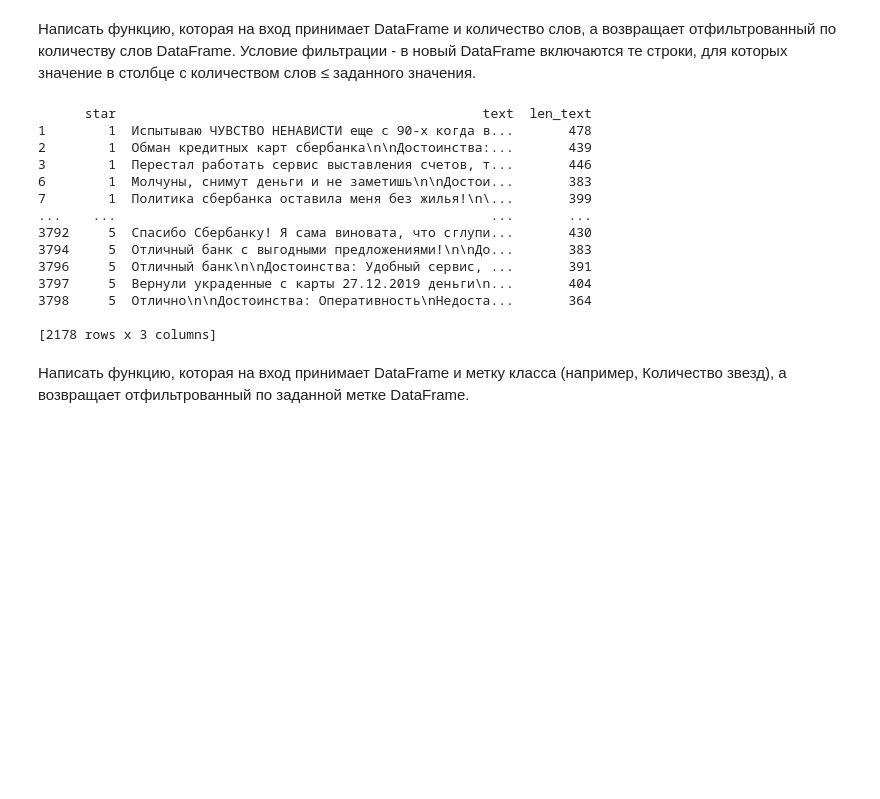
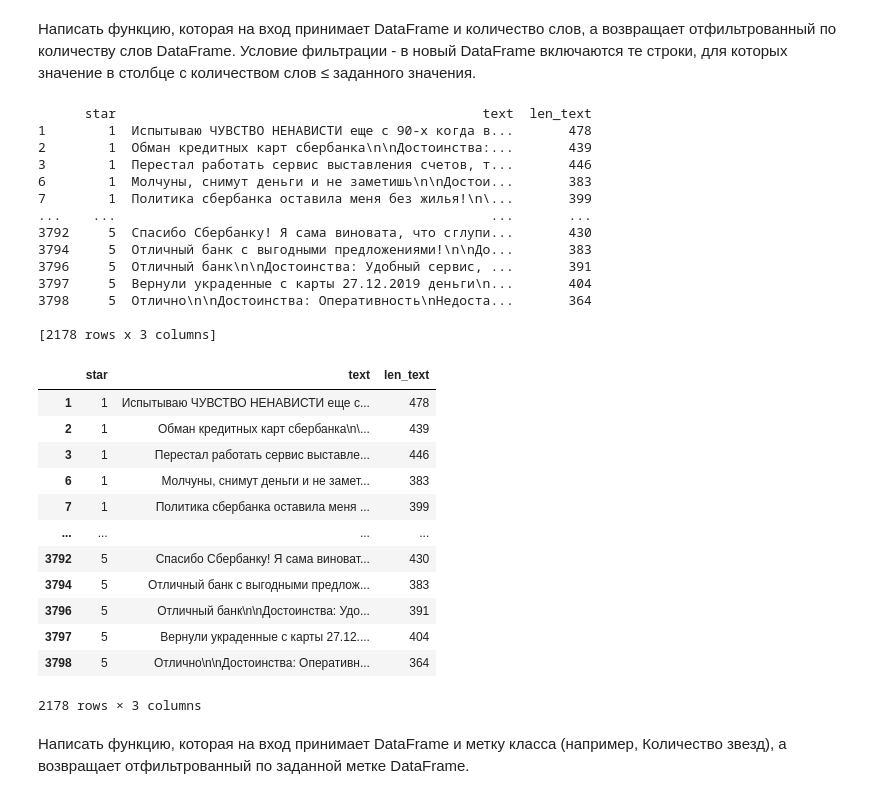
Before and after one commit to kingtuler1454/Pandas_library, a Jupyter notebook: test.ipynb, the cells around one changed output. Drawn from its saved outputs; the diff is of its cells as text; code cells hidden in the pictures; blank space fills up the shorter version.

```diff
--- a/test.ipynb
+++ b/test.ipynb
@@ -97,26 +97,39 @@ max       5.000000   844.000000
 # %%
 def sorted_table(df: pd.DataFrame,count_words: int)->None:
     """sorted_tabel on width words"""
     df=df[df['len_text'] > count_words][['star', 'text','len_text']]
     print(df)
     return df
 
-df=sorted_table(df,350)
+sorted_table(df,350)
 # %% [output]
       star                                               text  len_text
 1        1  Испытываю ЧУВСТВО НЕНАВИСТИ еще с 90-х когда в...       478
 2        1  Обман кредитных карт сбербанка\n\nДостоинства:...       439
 3        1  Перестал работать сервис выставления счетов, т...       446
 6        1  Молчуны, снимут деньги и не заметишь\n\nДостои...       383
 7        1  Политика сбербанка оставила меня без жилья!\n\...       399
 ...    ...                                                ...       ...
 3792     5  Спасибо Сбербанку! Я сама виновата, что сглупи...       430
 3794     5  Отличный банк с выгодными предложениями!\n\nДо...       383
 3796     5  Отличный банк\n\nДостоинства: Удобный сервис, ...       391
 3797     5  Вернули украденные с карты 27.12.2019 деньги\n...       404
 3798     5  Отлично\n\nДостоинства: Оперативность\nНедоста...       364
 
 [2178 rows x 3 columns]
+|  | star | text | len_text |
+| 1 | 1 | Испытываю ЧУВСТВО НЕНАВИСТИ еще с... | 478 |
+| 2 | 1 | Обман кредитных карт сбербанка\n\... | 439 |
+| 3 | 1 | Перестал работать сервис выставле... | 446 |
+| 6 | 1 | Молчуны, снимут деньги и не замет... | 383 |
+| 7 | 1 | Политика сбербанка оставила меня ... | 399 |
+| ... | ... | ... | ... |
+| 3792 | 5 | Спасибо Сбербанку! Я сама виноват... | 430 |
+| 3794 | 5 | Отличный банк с выгодными предлож... | 383 |
+| 3796 | 5 | Отличный банк\n\nДостоинства: Удо... | 391 |
+| 3797 | 5 | Вернули украденные с карты 27.12.... | 404 |
+| 3798 | 5 | Отлично\n\nДостоинства: Оперативн... | 364 |
+2178 rows × 3 columns
 # %% [markdown]
 Написать функцию, которая на вход принимает DataFrame и метку класса (например, Количество звезд), а возвращает отфильтрованный по заданной метке DataFrame.
 # %%
```
Also changed, not shown: parts of 5 cells of this notebook.
